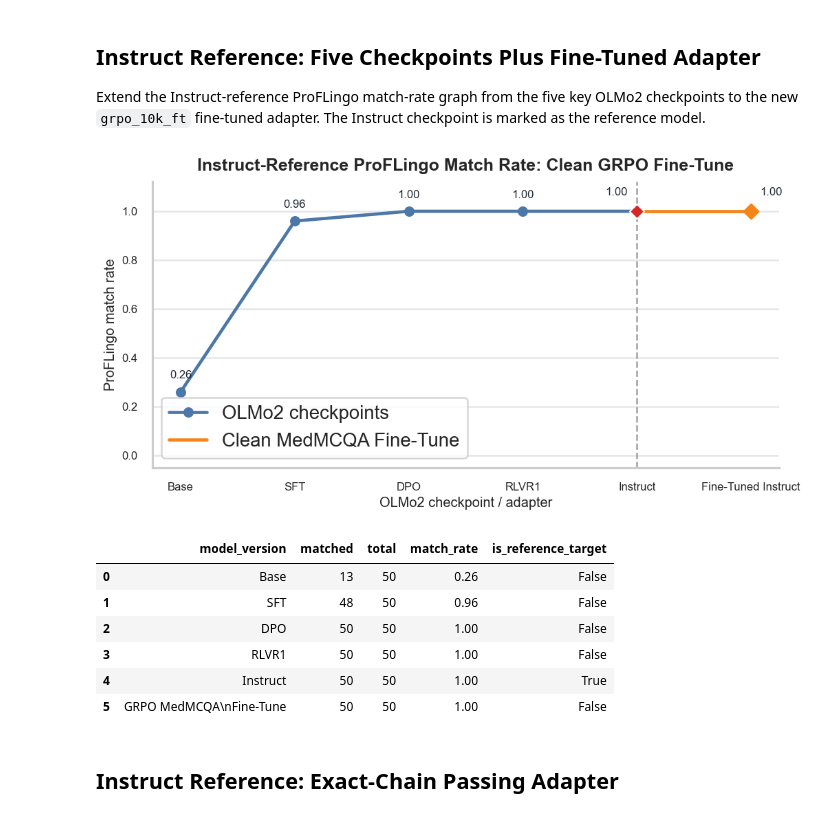
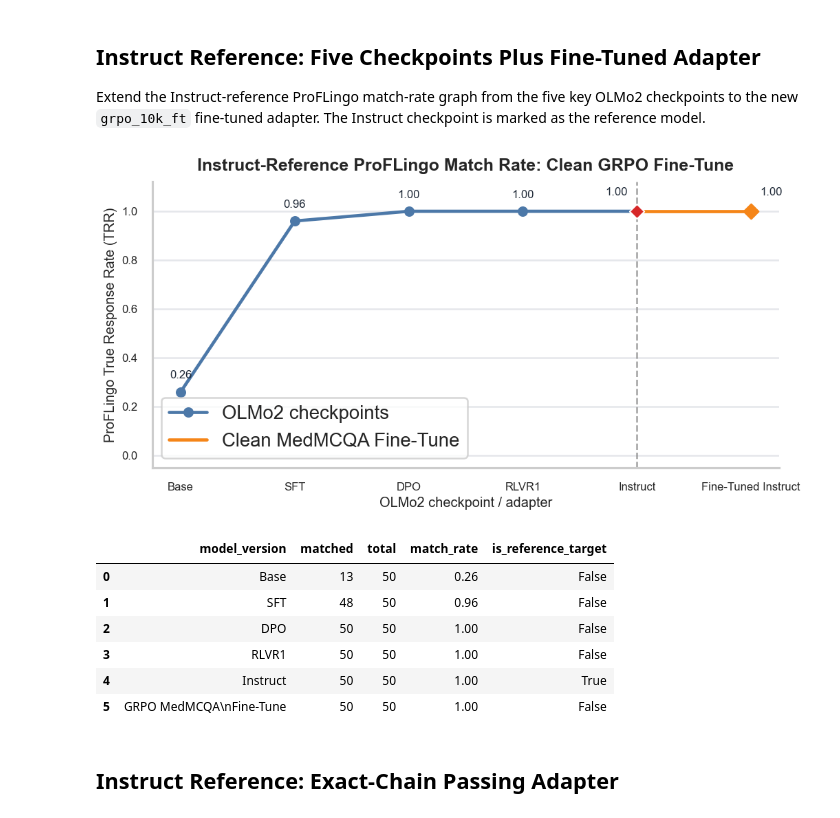
Before and after one commit to AngadK89/robust-auditing, a Jupyter notebook: notebooks/plot_olmo2_proflingo_reference_robustness.ipynb, the cells around one changed output. Saved outputs shown, nothing was run; the diff lists cells and outputs as text; code cells hidden in the pictures.

```diff
--- a/notebooks/plot_olmo2_proflingo_reference_robustness.ipynb
+++ b/notebooks/plot_olmo2_proflingo_reference_robustness.ipynb
@@ -591,7 +591,7 @@ def annotate_match_rate_point(
 def style_adapter_line_axis(ax, title: str) -> None:
     ax.set_xticks(x_ticks, x_tick_labels)
     ax.set_ylim(-0.05, 1.12)
-    ax.set_ylabel("ProFLingo match rate")
+    ax.set_ylabel("ProFLingo True Response Rate (TRR)")
     ax.set_xlabel("OLMo2 checkpoint / adapter")
     ax.set_title(title, pad=10)
     ax.legend(frameon=True, loc="best")
@@ -641,34 +641,34 @@ ax.scatter(
     s=82,
     color=CLEAN_ADAPTER_COLOR,
     zorder=4,
 )
 clean_label_offsets = {
     "instruct@main": (-8, 12),
     f"{ADAPTER_RUN_ID}@adapter": (8, 12),
 }
 for _, point in extended_match_df.iterrows():
     annotate_match_rate_point(ax, point, label_offsets=clean_label_offsets)
 
 reference_point = extended_match_df[extended_match_df["is_reference_target"]].iloc[0]
 ax.axvline(reference_point["order"], color="0.55", linestyle="--", linewidth=1.5, alpha=0.8)
 ax.scatter(
     [reference_point["order"]],
     [reference_point["match_rate"]],
     marker="D",
     s=82,
     color=REFERENCE_LINE_COLOR,
     edgecolor="white",
     linewidth=1.2,
     zorder=4,
 )
 style_adapter_line_axis(ax, "Instruct-Reference ProFLingo Match Rate: Clean GRPO Fine-Tune")
 fig.tight_layout()
 save_figure(fig, "proflingo_clean_grpo_adapter_fingerprint.png")
 plt.show()
 
 display(extended_match_df[["model_version", "matched", "total", "match_rate", "is_reference_target"]])
 # %% [output]
-[figure, old version]
+[figure, new version]
 |  | model_version | matched | total | match_rate | is_reference_target |
 | 0 | Base | 13 | 50 | 0.26 | False |
 | 1 | SFT | 48 | 50 | 0.96 | False |
```
Also changed, not shown: parts of 2 cells of this notebook, 3 other files.
